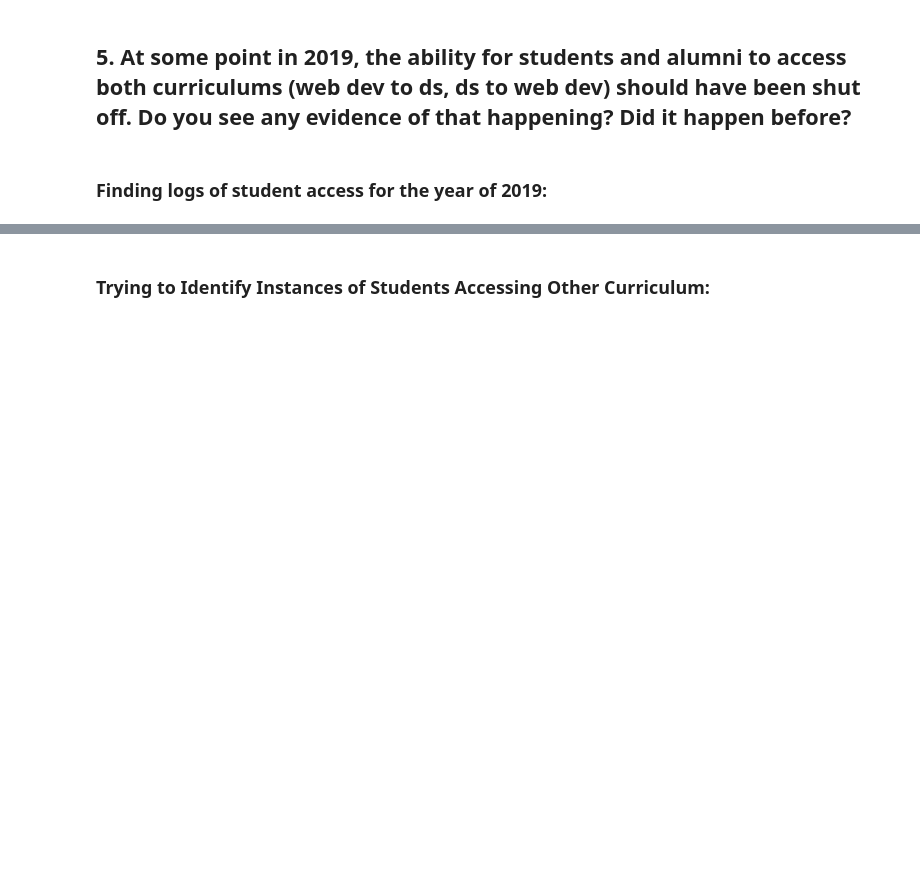
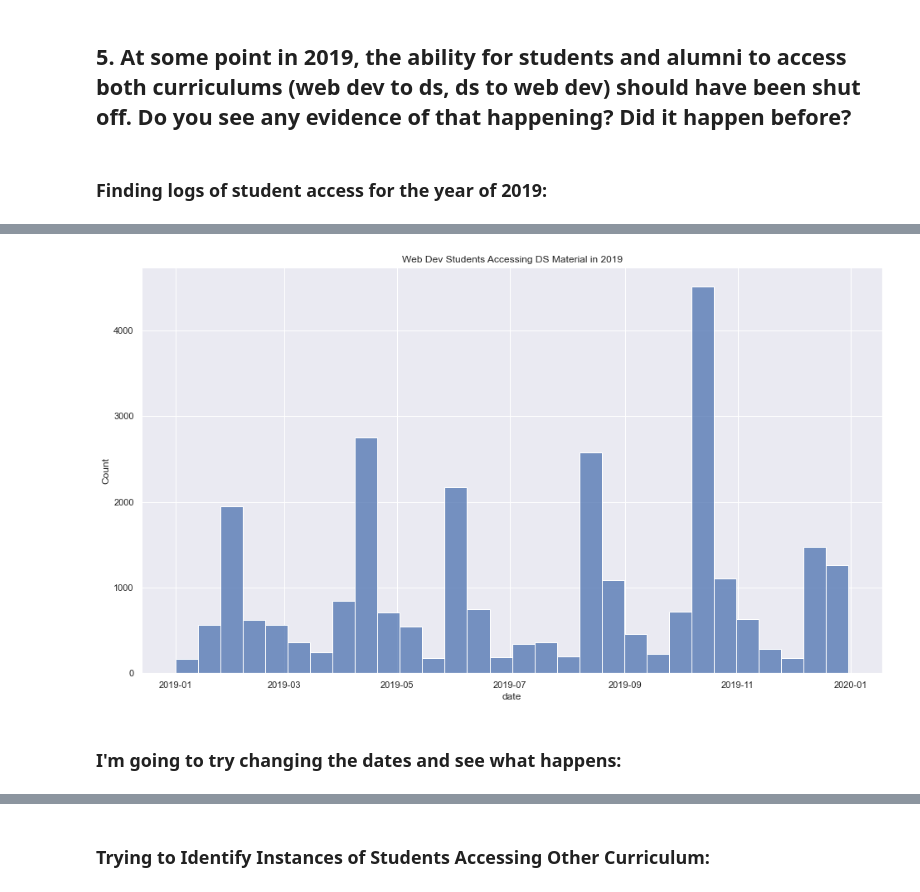
Before and after one commit to greg-paige-kayla-lincoln/anomaly_detection_project, a Jupyter notebook: greg_scratchpad.ipynb, the cells around one changed output, grey strips where cells are left out. Cells and saved outputs as stored; diff of their text form; code cells hidden in the pictures; blank space fills up the shorter version.

```diff
--- a/greg_scratchpad.ipynb
+++ b/greg_scratchpad.ipynb
@@ -91,0 +240,4 @@ sns.displot(data = log_2019, x = log_2019.date).set(title = "Total Curriculum Ac
+# %%
+#Searching for 'java' in path name to identify some web dev courses, saving to web_courses df:
+data_courses = log_2019[log_2019.path.str.contains('excel|Regression|mysql|Probability', regex=True, flags=re.IGNORECASE)]
+data_courses.head(1)
@@ -91,0 +247,15 @@ sns.displot(data = log_2019, x = log_2019.date).set(title = "Total Curriculum Ac
+# %%
+#Setting earliest date to 12/31/17:
+first_date = dt.datetime(2013, 12, 31)
+#Setting latest date to 1/1/20:
+second_date = dt.datetime(2022, 1, 1)
+
+#Creating a DataFrame containing only records within above rage:
+data_crossover = data_courses[(data_courses.date > first_date) & (data_courses.date < second_date)]
+# %%
+sns.set(rc = {'figure.figsize':(16,9)})
+sns.histplot(data = data_crossover, x = data_crossover.date).set(title = "Web Dev Students Accessing DS Material in 2019");
+# %% [output]
+[figure, added]
+# %% [markdown]
+### I'm going to try changing the dates and see what happens:
```
Also changed, not shown: parts of 75 cells of this notebook.
